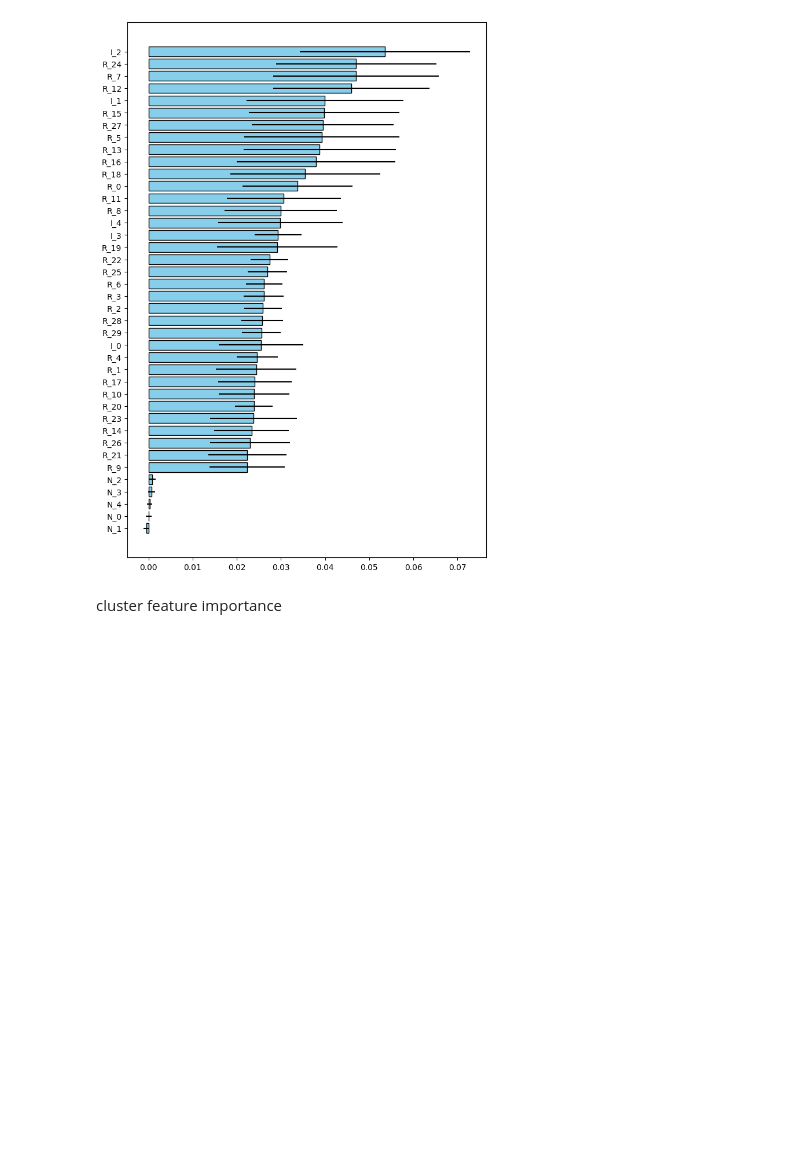
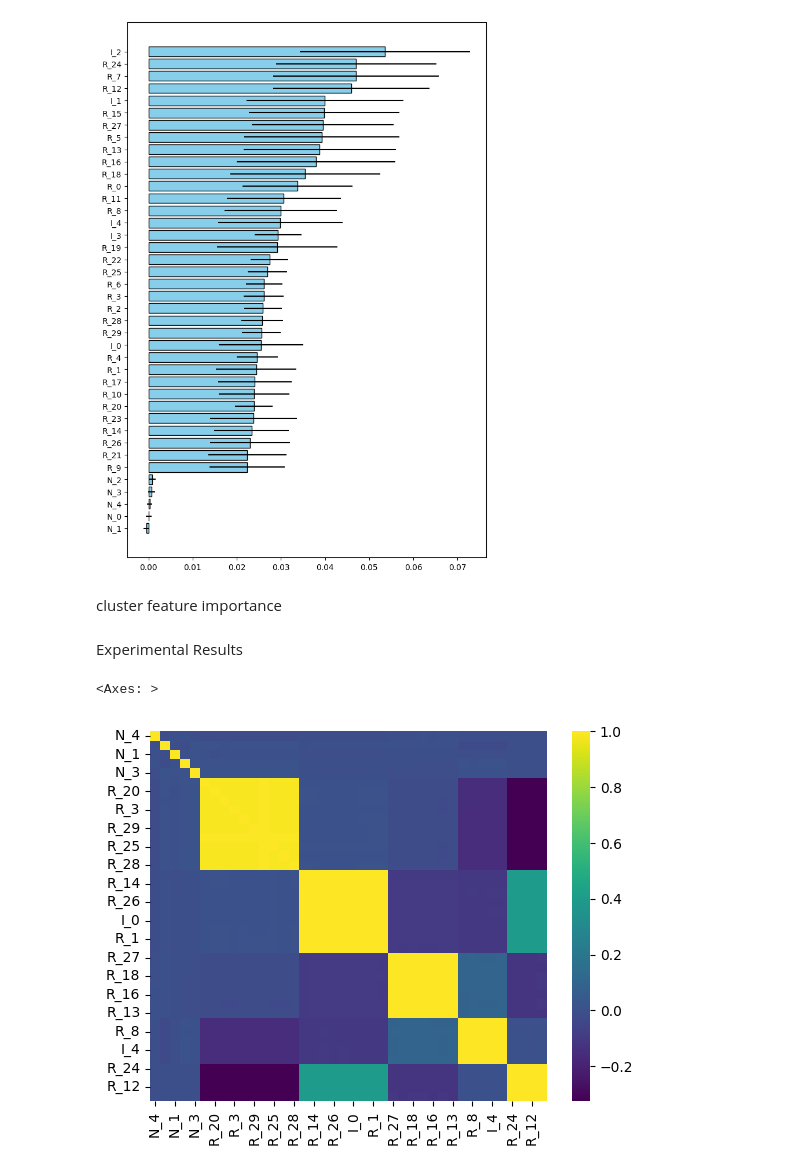
Before and after one commit to Joanna-Dai/Machine-Learning-for-Asset-Managers, a Jupyter notebook: ch6.ipynb, the cells around one changed output. Cells and saved outputs as stored; diff of their text form; code cells hidden in the pictures; blank space fills up the shorter version.

```diff
--- a/ch6.ipynb
+++ b/ch6.ipynb
@@ -257,5 +266,15 @@ def featImpMDA_Clustered(clf, X, y, clstrs, n_splits=10):
     imp = pd.concat({'mean':imp.mean(), 'std': imp.std()*imp.shape[0]**-.5}, axis=1)
     imp.index = ['C_'+str(i) for i in imp.index]
     return imp
+# %% [markdown]
+Experimental Results
 # %%
-# experimental results
+# feature clustering step
+X, y = getTestData(40, 5, 30, 10000, sigmaStd=.1)
+corr0, clstrs, silh = clusterKMeansBase(X.corr(), maxNumClusters=10, n_init=10)
+sns.heatmap(corr0, cmap='viridis')
+# ONC correctly recognizes 6 relevant cluster
+#   (5 x 1 cluster for each I_ feature together with relevant R_ feature + 1 cluster of noise feature)
+# %% [output]
+<Axes: >
+[figure, added]
```
Also changed, not shown: parts of 4 cells of this notebook, 1 other file.
